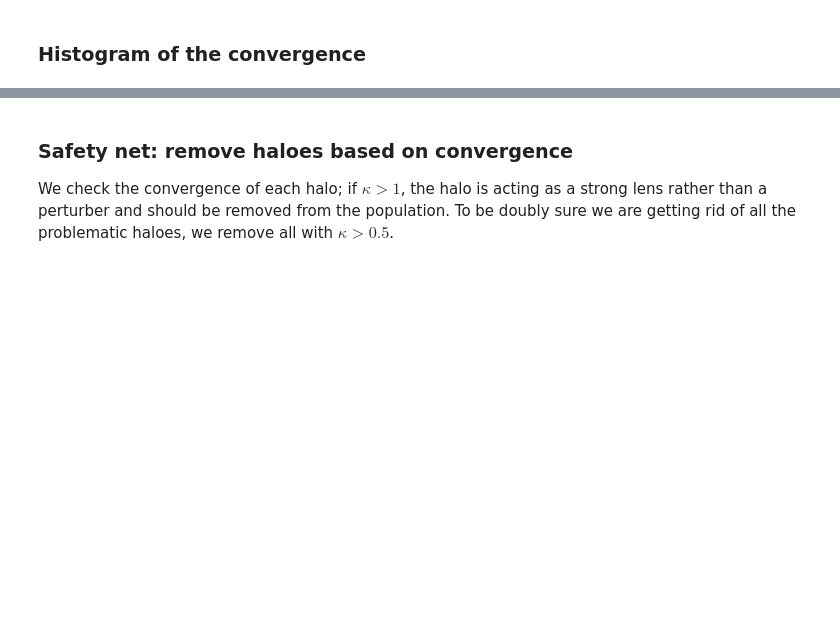
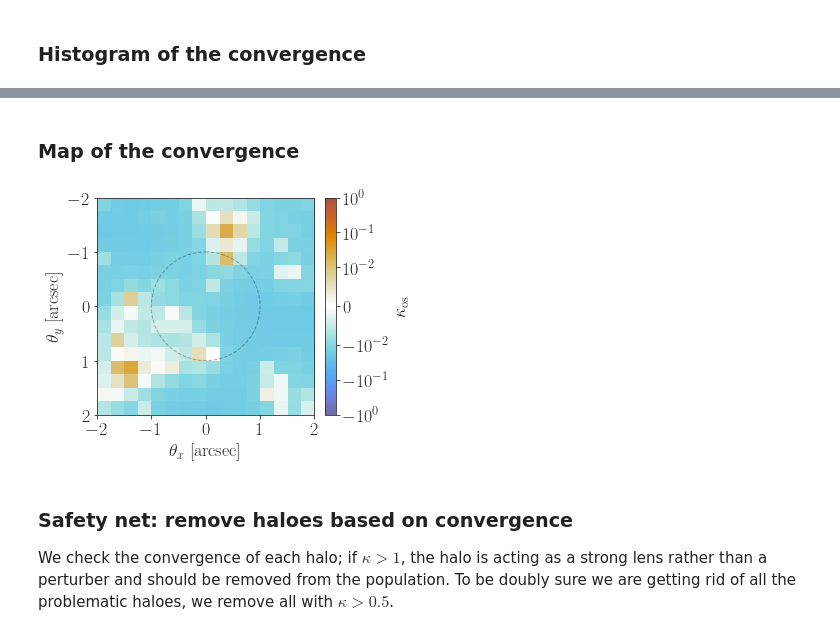
Before and after one commit to nataliehogg/los_proof_of_concept, a Jupyter notebook: distributed_haloes_generation.ipynb, the cells around one changed output, grey strips where cells are left out. Cells and saved outputs as stored; diff of their text form; code cells hidden in the pictures; blank space fills up the shorter version.

```diff
--- a/distributed_haloes_generation.ipynb
+++ b/distributed_haloes_generation.ipynb
@@ -640,3 +662,35 @@ plt.show()
+# %% [markdown]
+### Map of the convergence
+# %%
+map_array_kappa = np.empty((theta1.size, theta2.size))
+
+for i in tqdm(range(theta1.size)):
+    for j in range(theta2.size):
+        map_array_kappa[i,j] = mp_os_lens_model.kappa(x=theta1[i], y=theta2[j], kwargs=kwargs_lens)
+# %%
+einstein_ring = plt.Circle((0, 0), theta_E, color='k', ls='--', fill=False, alpha=0.3)
+
+fig, ax = plt.subplots(1, 1, figsize=(10, 4), sharex=False, sharey=False)
+
+cmap = cmr.prinsenvlag_r
+
+bar1 = ax.imshow(map_array_kappa, extent=(theta1[0], theta1[-1], theta2[0], theta2[-1]),
+                    origin='lower',
+                    norm=colors.SymLogNorm(linthresh=0.01, vmin=vmin, vmax=vmax),
+                    cmap = cmap)
+
+ax.add_patch(einstein_ring)
+
+ax.set_xlabel(r'$\theta_x$ [arcsec]')
+ax.set_ylabel(r'$\theta_y$ [arcsec]')
+
+colorbar(bar1, r'$\kappa_{\rm os}$', 'vertical')
+
+plt.savefig(outpath + job_name + '_kappa_os_map_log.pdf', dpi=300, bbox_inches='tight', transparent=True)
+
+plt.show()
+# %% [output]
+[figure, added]
 # %% [markdown]
 ### Safety net: remove haloes based on convergence
 We check the convergence of each halo; if $\kappa > 1$, the halo is acting as a strong lens rather than a perturber and should be removed from the population. To be doubly sure we are getting rid of all the problematic haloes, we remove all with $\kappa > 0.5$.
```
Also changed, not shown: parts of 14 cells of this notebook.
